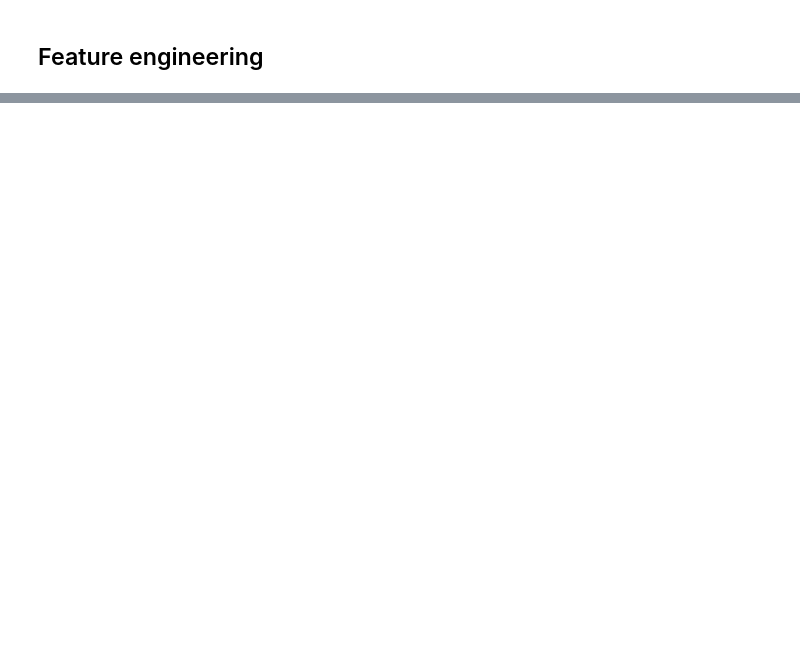
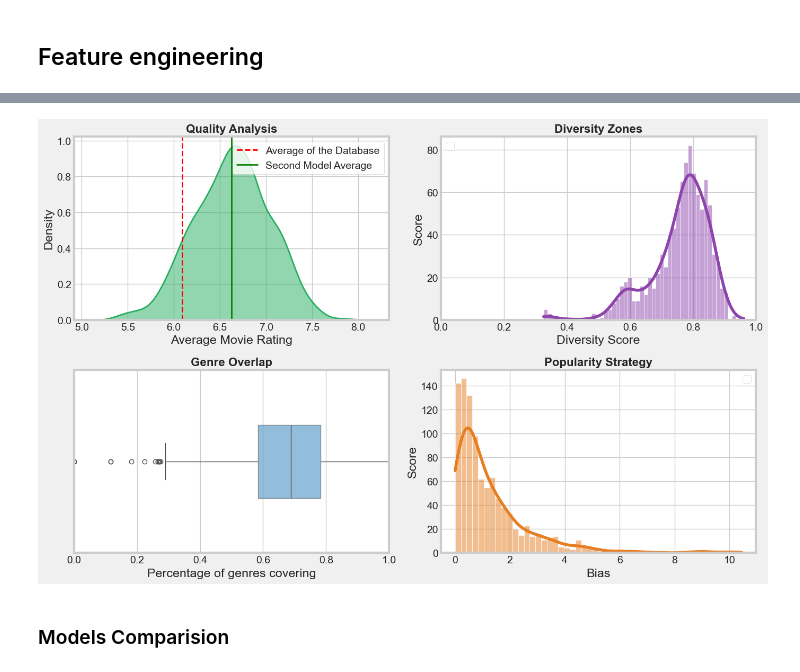
Before and after one commit to Przemsonn05/Content-Based-Recommendation-System-for-movies, a Jupyter notebook: notebooks/Recommendation_System.ipynb, the cells around one changed output, grey strips where cells are left out. Drawn from its saved outputs; the diff is of its cells as text; code cells hidden in the pictures; blank space fills up the shorter version.

```diff
--- a/notebooks/Recommendation_System.ipynb
+++ b/notebooks/Recommendation_System.ipynb
@@ -659,0 +710,6 @@ Index(['genres', 'keywords', 'original_language', 'original_title', 'overview',
+# %%
+current_year = datetime.now().year
+
+data_after_json['movie_age'] = current_year = data_after_json['release_year']
+
+data_after_json['log_movie_age'] = np.log1p(data_after_json['movie_age'])
@@ -659,0 +920,14 @@ Index(['genres', 'keywords', 'original_language', 'original_title', 'overview',
+# %%
+#Using TF-IDF and CountVectorizer
+
+tfidf = TfidfVectorizer(stop_words='english')
+tfidf_matrix = tfidf.fit_transform(data_after_json['overview'])
+
+count = CountVectorizer(stop_words='english')
+count_matrix = count.fit_transform(data_after_json['soup'])
+
+combined_matrix = normalize(hstack([tfidf_matrix, count_matrix]))
+
+#Matrix similarity
+
+cosine_sim = cosine_similarity(combined_matrix)
@@ -659,0 +1076,53 @@ Index(['genres', 'keywords', 'original_language', 'original_title', 'overview',
+# %%
+def plot_results(results_df, full_data):
+    fig, ax = plt.subplots(2, 2, figsize=(14, 9), facecolor='#f0f0f0')
+    average_quality = full_data['vote_average'].mean()
+
+    #First plot - Quality (density plot)
+    ax1 = ax[0, 0]
+    sns.kdeplot(data=results_df, x='quality', fill=True, color='#27ae60', alpha=0.5, linewidth=2, ax=ax1)
+    ax1.axvline(average_quality, color='red', linestyle='--', linewidth=2, label='Average of the Database')
+    ax1.axvline(results_df['quality'].mean(), color='green', linestyle='-', linewidth=2, label='Second Model Average')
+
+    ax1.set_title('Quality Analysis', fontsize=16, weight='bold')
+    ax1.set_xlabel('Average Movie Rating')
+    ax1.legend(loc='upper right')
+    plt.tight_layout()
+
+    #Second plot - Diversity (histogram)
+    ax2 = ax[0, 1]
+    sns.histplot(data=results_df, x='diversity', kde=True, color='#8e44ad', ax=ax2, bins=50)
+
+    ax2.set_title('Diversity Zones', fontsize=16, weight='bold')
+    ax2.set_xlabel('Diversity Score')
+    ax2.set_ylabel('Score')
+    ax2.set_xlim(0, 1)
+    ax2.legend(loc='upper left')
+    plt.tight_layout()
+
+    #Third plot - Genre Overlap (Boxplot)
+    ax3=ax[1, 0]
+    sns.boxplot(x=results_df['genre_overlap'], ax=ax3, color='#3498db', width=0.4, boxprops=dict(alpha=0.6))
+
+    ax3.set_title('Genre Overlap', fontsize=16, weight='bold')
+    ax3.set_xlabel('Percentage of genres covering')
+    ax3.set_xlim(0, 1)
+    plt.tight_layout()
+
+    #Fourth plot - Popularity Bias (histogram)
+    ax4=ax[1, 1]
+    sns.histplot(data=results_df, x='popularity_bias', kde=True, color='#e67e22', bins=50)
+
+    ax4.set_title('Popularity Strategy', fontsize=16, weight='bold')
+    ax4.set_xlabel('Bias')
+    ax4.set_ylabel('Score')
+    ax4.legend()
+    plt.tight_layout()
+
+    plt.show()
+
+plot_results(global_results, data_after_json)
+# %% [output]
+[figure, added]
+# %% [markdown]
+### Models Comparision
```
Also changed, not shown: parts of 32 cells of this notebook, 2 other files.
